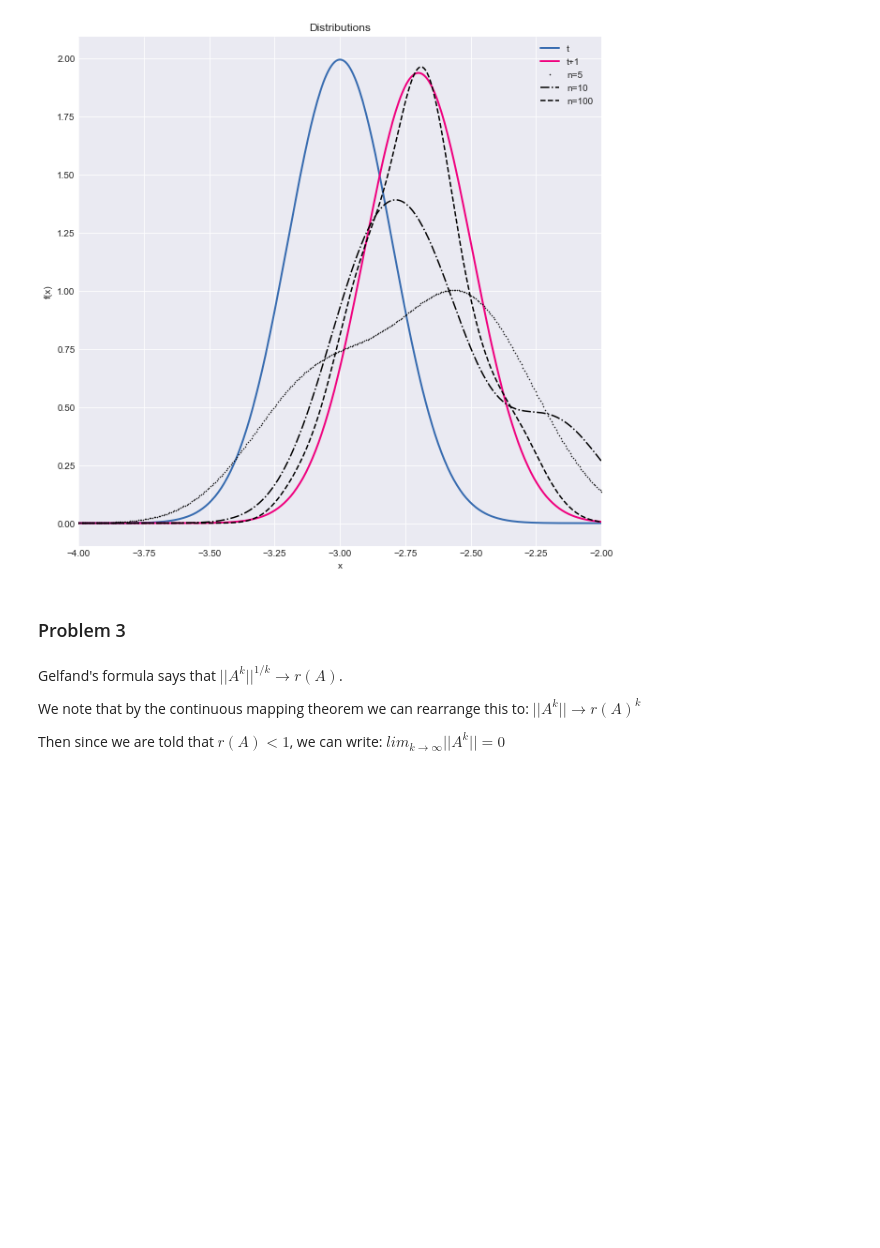
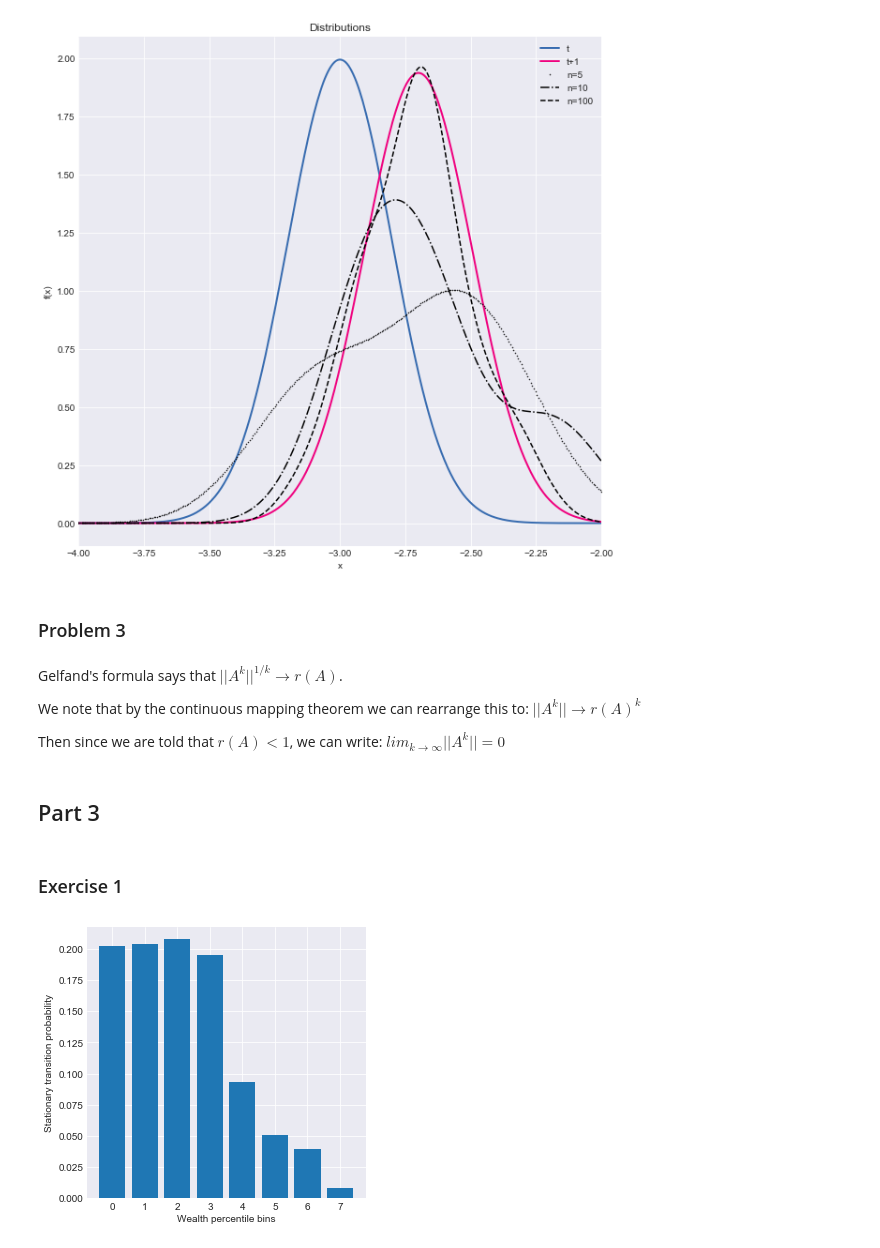
Before and after one commit to TimMunday/BootCamp2018, a Jupyter notebook: ProbSets/Econ/Week2/PS_2.ipynb, the cells around one changed output. Cells and saved outputs as stored; diff of their text form; code cells hidden in the pictures; blank space fills up the shorter version.

```diff
--- a/ProbSets/Econ/Week2/PS_2.ipynb
+++ b/ProbSets/Econ/Week2/PS_2.ipynb
@@ -251,3 +251,41 @@ Gelfand's formula says that $||A^k||^{1/k} \to r(A)$.
 We note that by the continuous mapping theorem we can rearrange this to: $||A^k|| \to r(A)^{k}$
 
 Then since we are told that $r(A) < 1$, we can write: $lim_{k \to \infty}||A^k|| = 0$
+# %% [markdown]
+## Part 3
+# %% [markdown]
+### Exercise 1
+# %%
+import numpy as np
+import quantecon as qe
+import matplotlib.pyplot as plt
+import pandas as pd
+
+P = [[0.222, 0.222, 0.215, 0.187, 0.081, 0.038, 0.029, 0.006],
+     [0.221, 0.220, 0.215, 0.188, 0.082, 0.039, 0.029, 0.006],
+     [0.207, 0.209, 0.210, 0.194, 0.090, 0.046, 0.036, 0.008],
+     [0.198, 0.201, 0.207, 0.198, 0.095, 0.052, 0.040, 0.009],
+     [0.175, 0.178, 0.197, 0.207, 0.110, 0.067, 0.054, 0.012],
+     [0.182, 0.184, 0.200, 0.205, 0.106, 0.062, 0.050, 0.011],
+     [0.123, 0.125, 0.166, 0.216, 0.141, 0.114, 0.094, 0.021],
+     [0.084, 0.084, 0.142, 0.228, 0.170, 0.143, 0.121, 0.028]]
+# %%
+mc = qe.MarkovChain(P)
+stat_dist = mc.stationary_distributions
+# %%
+plotter = stat_dist.flatten()
+# %%
+plt.style.use('seaborn-darkgrid')
+palette = plt.get_cmap('Accent')
+
+x = range(8)
+
+
+plt.figure(figsize=(5, 5))
+plt.subplot(1, 1, 1)
+plt.bar(x, plotter)
+plt.xlabel('Wealth percentile bins')
+plt.ylabel('Stationary transition probability')
+plt.show()
+# %% [output]
+[figure, added]
```
Also changed, not shown: parts of 4 cells of this notebook, 7 other files.
